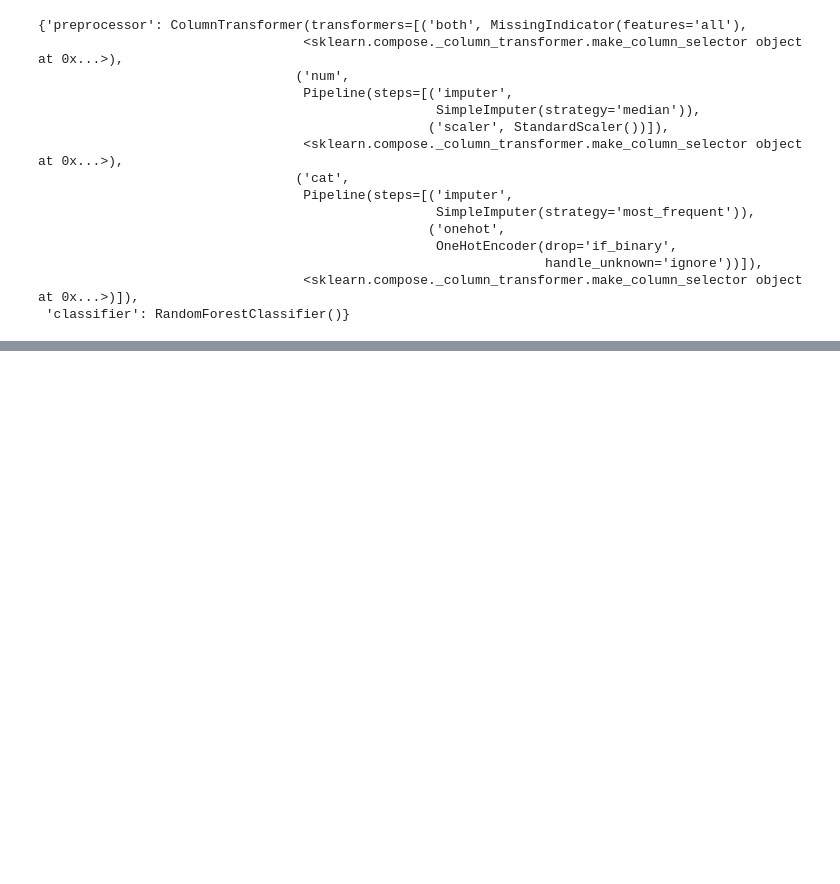
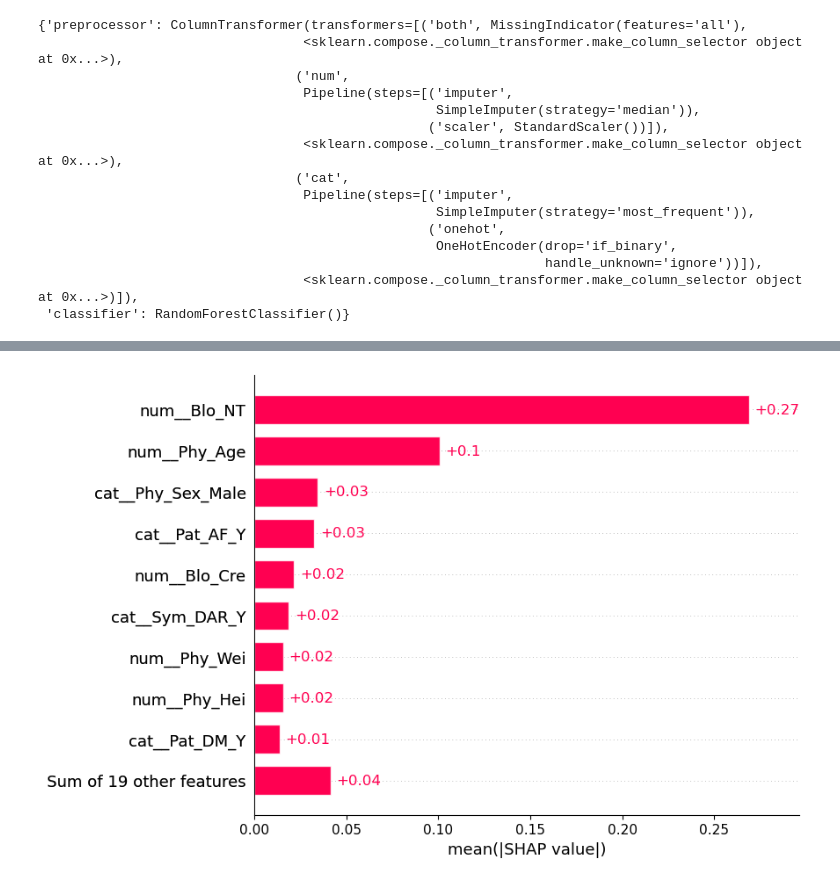
Before and after one commit to BorutFlis/models, a Jupyter notebook: early_diagnosis/notebooks/Load and Explain.ipynb, the cells around one changed output, grey strips where cells are left out. Drawn from its saved outputs; the diff is of its cells as text; code cells hidden in the pictures; blank space fills up the shorter version.

```diff
--- a/early_diagnosis/notebooks/Load and Explain.ipynb
+++ b/early_diagnosis/notebooks/Load and Explain.ipynb
@@ -96,0 +91,4 @@ array([ 0.        ,  0.        ,  0.        ,  1.        ,  1.        ,
+# %%
+shap.plots.bar(shap_values[:, :, 1])
+# %% [output]
+[figure, added]
```
Also changed, not shown: parts of 14 cells of this notebook, 8 other files.
